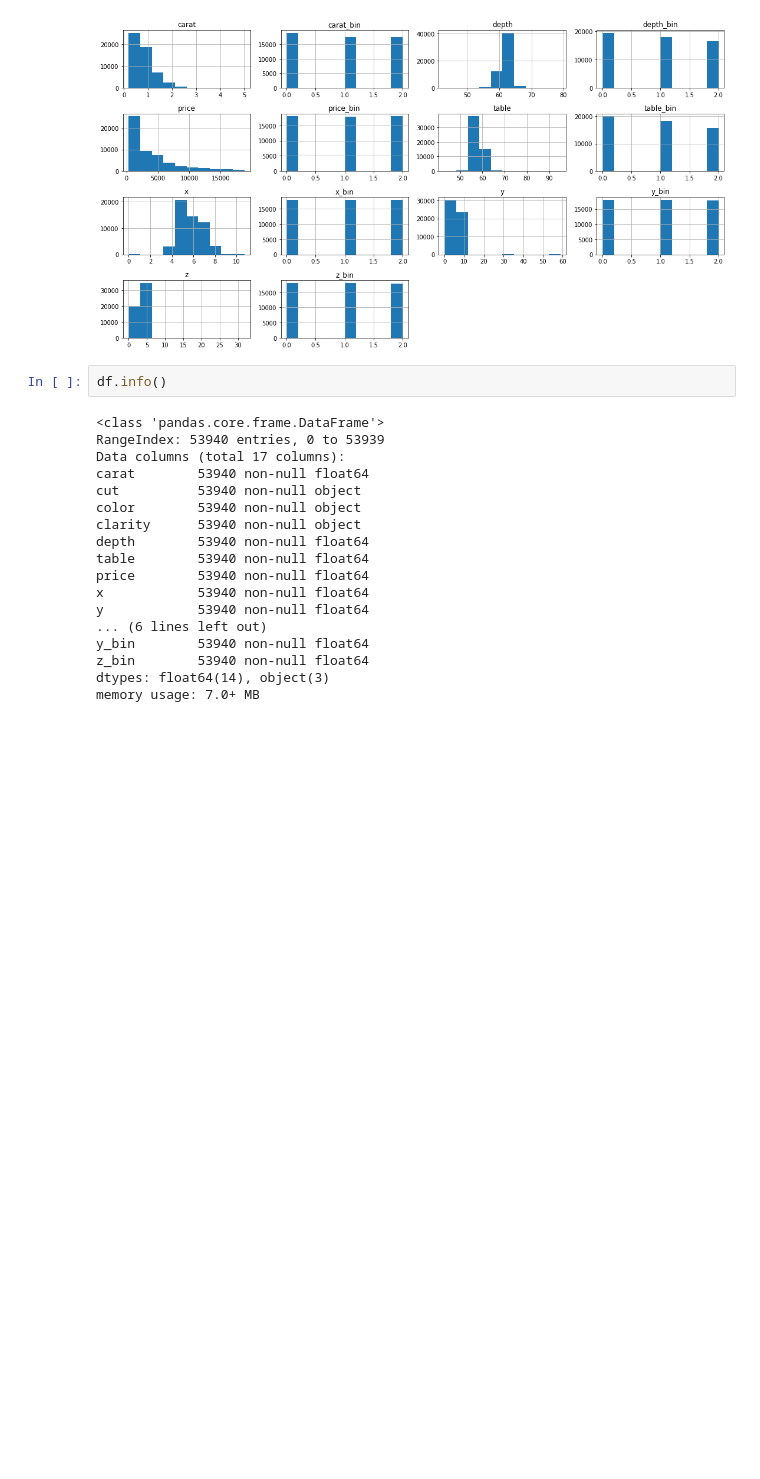
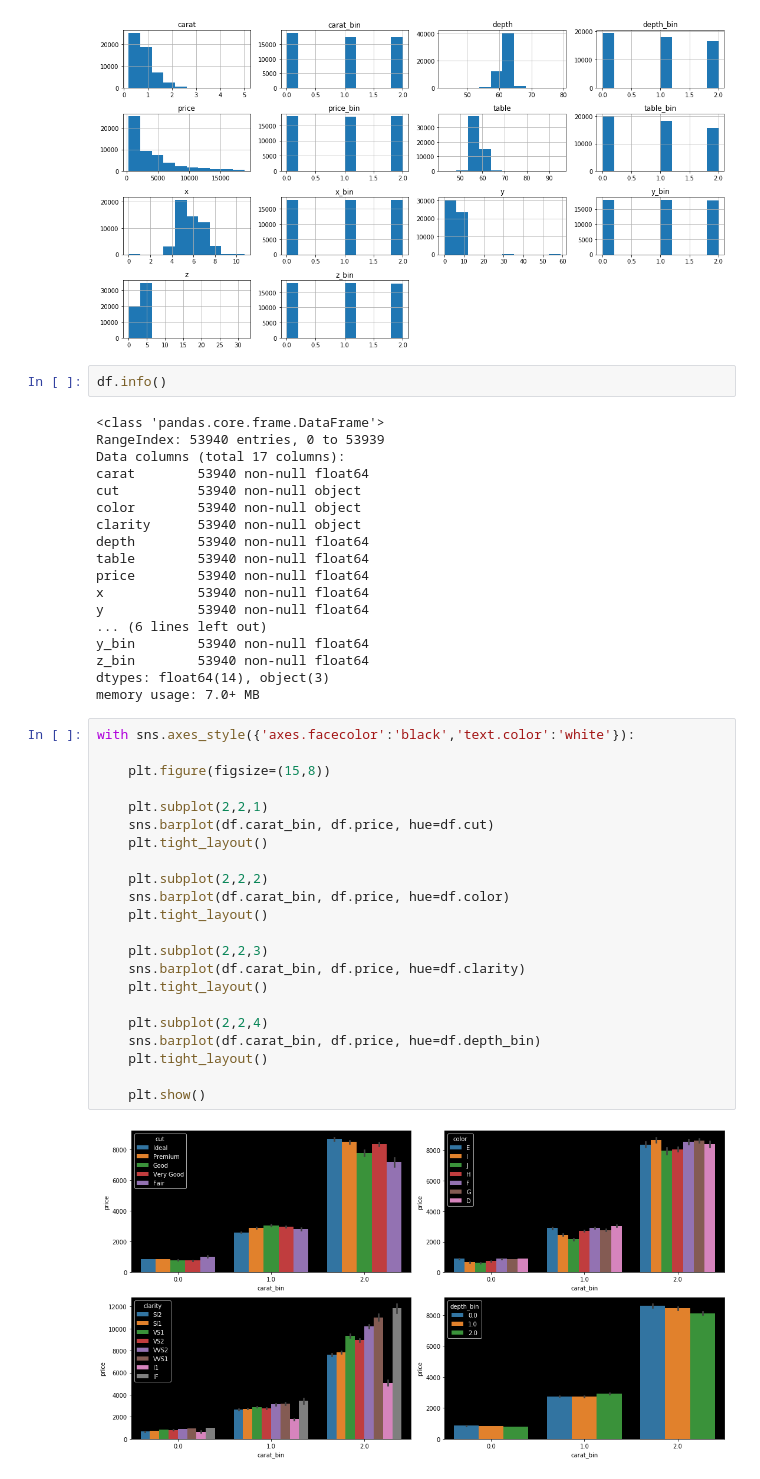
Before and after one commit to ArielJosephCohen/diamonds, a Jupyter notebook: EDA.ipynb, the cells around one changed output. Drawn from its saved outputs; the diff is of its cells as text; blank space fills up the shorter version.

```diff
--- a/EDA.ipynb
+++ b/EDA.ipynb
@@ -72,3 +72,27 @@ y_bin        53940 non-null float64
 z_bin        53940 non-null float64
 dtypes: float64(14), object(3)
 memory usage: 7.0+ MB
+# %%
+with sns.axes_style({'axes.facecolor':'black','text.color':'white'}):
+
+    plt.figure(figsize=(15,8))
+
+    plt.subplot(2,2,1)
+    sns.barplot(df.carat_bin, df.price, hue=df.cut)
+    plt.tight_layout()
+
+    plt.subplot(2,2,2)
+    sns.barplot(df.carat_bin, df.price, hue=df.color)
+    plt.tight_layout()
+
+    plt.subplot(2,2,3)
+    sns.barplot(df.carat_bin, df.price, hue=df.clarity)
+    plt.tight_layout()
+
+    plt.subplot(2,2,4)
+    sns.barplot(df.carat_bin, df.price, hue=df.depth_bin)
+    plt.tight_layout()
+
+    plt.show()
+# %% [output]
+[figure, added]
```
Also changed, not shown: parts of 1 cell of this notebook, 1 other file.
